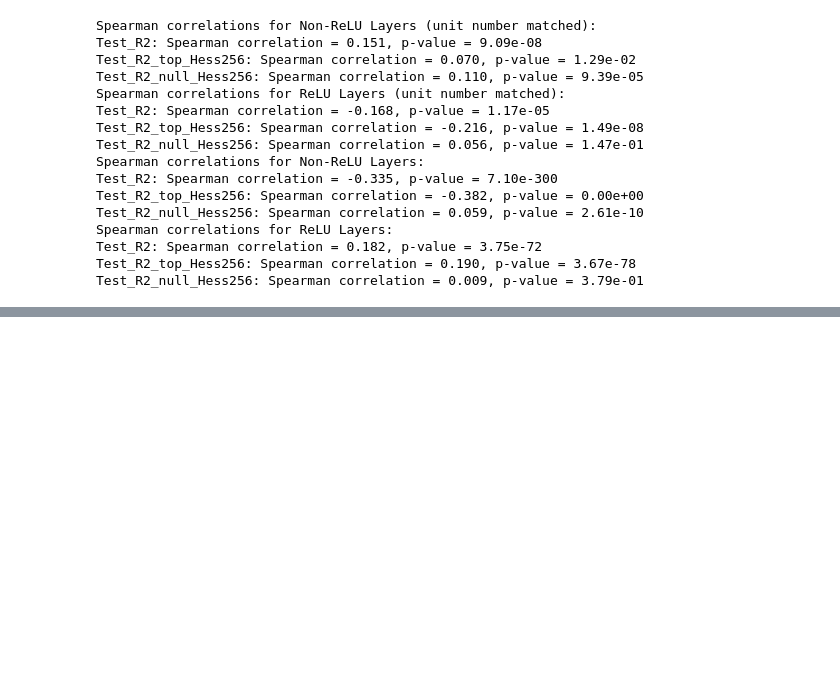
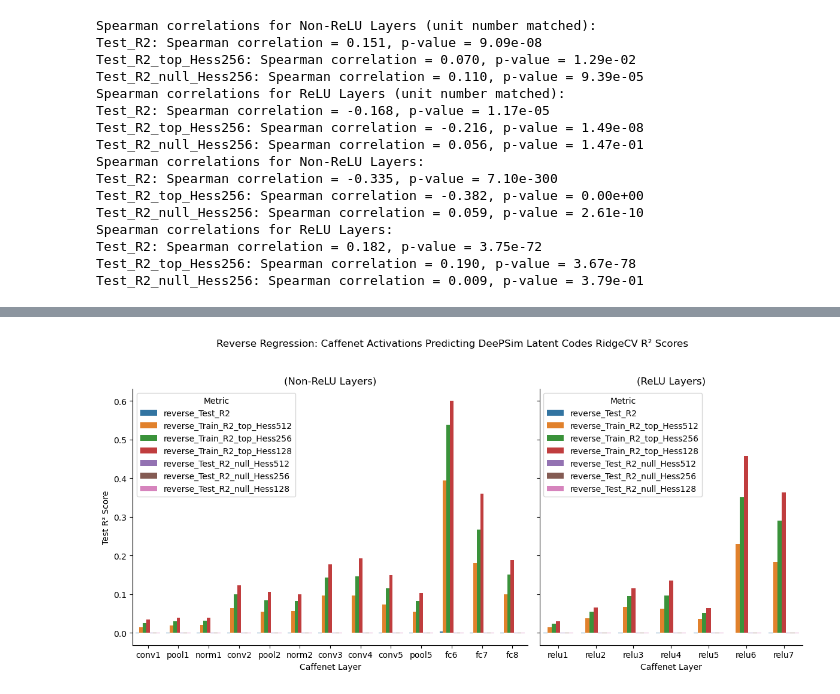
Before and after one commit to Animadversio/Neuro-ActMax-GAN-comparison, a Jupyter notebook: notebooks/BigGAN_DeePSim_latent_code_linearity_insilico_synopsis.ipynb, the cells around one changed output, grey strips where cells are left out. Drawn from its saved outputs; the diff is of its cells as text; code cells hidden in the pictures; blank space fills up the shorter version.

```diff
--- a/notebooks/BigGAN_DeePSim_latent_code_linearity_insilico_synopsis.ipynb
+++ b/notebooks/BigGAN_DeePSim_latent_code_linearity_insilico_synopsis.ipynb
@@ -70,7 +70,8 @@ def plot_forward_r2_scores_distribution(results_df, savedir=None, plot_type="box
 # Example usage:
 # plot_r2_scores_distribution(results_df, savedir)
 
-def plot_reverse_regression_results(reverse_results_df, savedir=None):
+def plot_reverse_regression_results(reverse_results_df, savedir=None, plot_type="barplot", sharey=False, plot_vars=["reverse_Test_R2", 'reverse_Test_R2_class', 'reverse_Test_R2_noise'],
+                                    model_name="BigGAN"):
     """
     Plots the reverse regression results as grouped bar plots for Non-ReLU and ReLU layers.
 
@@ -81,11 +82,11 @@ def plot_reverse_regression_results(reverse_results_df, savedir=None):
     Returns:
         None
     """
-    y_variables = ['reverse_Test_R2', 'reverse_Test_R2_class', 'reverse_Test_R2_noise']
-    reverse_melted_df = reverse_results_df.melt(id_vars='Layer', value_vars=y_variables, var_name='Metric', value_name='Test_R2_Score')
+    reverse_melted_df = reverse_results_df.melt(id_vars='Layer', value_vars=plot_vars, var_name='Metric', value_name='Test_R2_Score')
 
-    figh, (ax1, ax2) = plt.subplots(1, 2, figsize=(12, 6), gridspec_kw={'width_ratios': [1.5, 1]})
+    figh, (ax1, ax2) = plt.subplots(1, 2, figsize=(12, 6), gridspec_kw={'width_ratios': [1.5, 1]}, sharey=sharey)
     sns.barplot(x='Layer', y='Test_R2_Score', hue='Metric', data=reverse_melted_df.query('not Layer.str.contains("relu")'), ax=ax1)
+
     ax1.set_title('(Non-ReLU Layers)')
     ax1.set_xlabel('Caffenet Layer')
     ax1.set_ylabel('Test R² Score')
@@ -101,11 +102,14 @@ def plot_reverse_regression_results(reverse_results_df, savedir=None):
     YLIM = ax2.get_ylim()
     ax2.set_ylim(max(-0.3, YLIM[0]), min(1, YLIM[1]))
 
-    plt.suptitle('Reverse Regression: BigGAN Latent Codes Predicting Caffenet Activations RidgeCV R² Scores')
+    plt.suptitle(f'Reverse Regression: Caffenet Activations Predicting {model_name} Latent Codes RidgeCV R² Scores')
     plt.tight_layout(rect=[0, 0.03, 1, 0.95])
     if savedir is not None:
-        saveallforms(savedir, "BigGAN_Caffenet_reverse_regression_grouped_barplot")
+        saveallforms(savedir, f"{model_name}_Caffenet_reverse_regression_grouped_barplot")
     plt.show()
+    return figh
+
+
 
 # Example usage:
 # plot_reverse_regression_results(reverse_results_df, savedir)
@@ -382,0 +519,2 @@ figh_box
+# %%
+reverse_results_df = pd.read_csv(join(savedir, "latent_code_linearity_results_reverse_regression.csv"))
@@ -382,0 +532,7 @@ figh_box
+# %%
+figh = plot_reverse_regression_results(reverse_results_df, model_name="DeePSim", plot_type="barplot", sharey=True,
+                                plot_vars=["reverse_Test_R2", 'reverse_Train_R2_top_Hess512', 'reverse_Train_R2_top_Hess256', 'reverse_Train_R2_top_Hess128',
+                                           'reverse_Test_R2_null_Hess512', 'reverse_Test_R2_null_Hess256', 'reverse_Test_R2_null_Hess128'])
+saveallforms(savedir, "DeePSim_Caffenet_reverse_regression_barplot", figh=figh)
+# %% [output]
+[figure, added]
```
Also changed, not shown: parts of 11 cells of this notebook.
